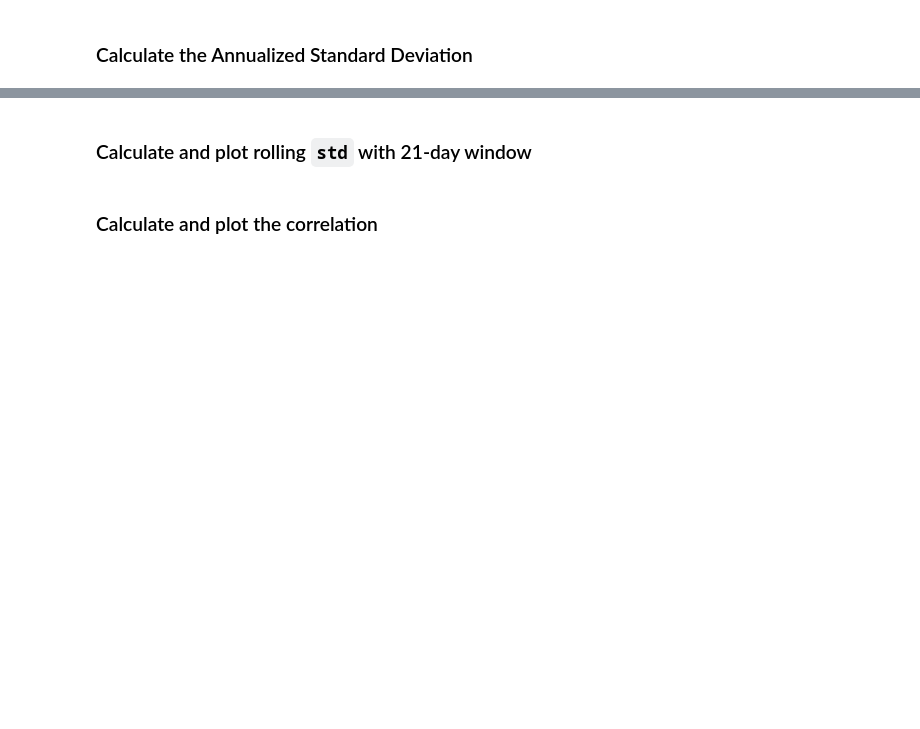
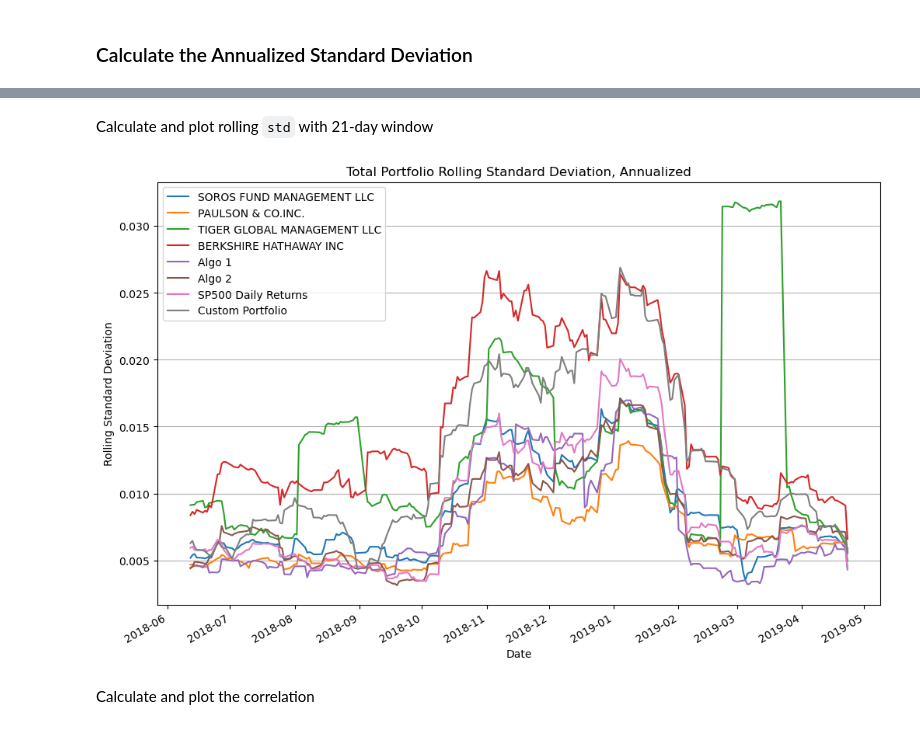
Before and after one commit to blleshi/A-Whale-Off-The-Port-folio-, a Jupyter notebook: whale_analysis.ipynb, the cells around one changed output, grey strips where cells are left out. Cells and saved outputs as stored; diff of their text form; code cells hidden in the pictures; blank space fills up the shorter version.

```diff
--- a/whale_analysis.ipynb
+++ b/whale_analysis.ipynb
@@ -560,0 +598,5 @@ cost_df
+# %%
+# Calculate daily returns; drop NANs
+custom_port_returns = custom_port_df.pct_change().dropna()
+
+custom_port_returns
@@ -565,5 +622,6 @@ cost_df
 weights = [1/3, 1/3, 1/3]
 
 # Calculate portfolio return
+custom_port_weighted_ret = custom_port_returns.dot(weights)
 
-# Display sample data
+custom_port_weighted_ret
@@ -572,2 +644,5 @@ weights = [1/3, 1/3, 1/3]
 # %%
 # Join your returns DataFrame to the original returns DataFrame
+combined_df['Custom Portfolio'] = custom_port_weighted_ret
+
+combined_df
@@ -574,2 +664,5 @@ weights = [1/3, 1/3, 1/3]
 # %%
 # Only compare dates where return data exists for all the stocks (drop NaNs)
+total_port_ret_df = combined_df.dropna()
+
+total_port_ret_df
@@ -582,2 +703,2 @@ weights = [1/3, 1/3, 1/3]
 # %% [markdown]
-### Calculate and plot rolling `std` with 21-day window
+Calculate and plot rolling `std` with 21-day window
@@ -588,2 +705,13 @@ weights = [1/3, 1/3, 1/3]
+# %%
+# Calculate rolling standard deviation
+total_port_ret_df.rolling(window = 21).std().plot(figsize = (12,8))
+
+plt.xlabel('Date')
+plt.ylabel('Rolling Standard Deviation')
+plt.title('Total Portfolio Rolling Standard Deviation, Annualized')
+plt.grid (axis = 'y')
+plt.show()
+# %% [output]
+[figure, added]
 # %% [markdown]
-### Calculate and plot the correlation
+Calculate and plot the correlation
```
Also changed, not shown: parts of 38 cells of this notebook.
